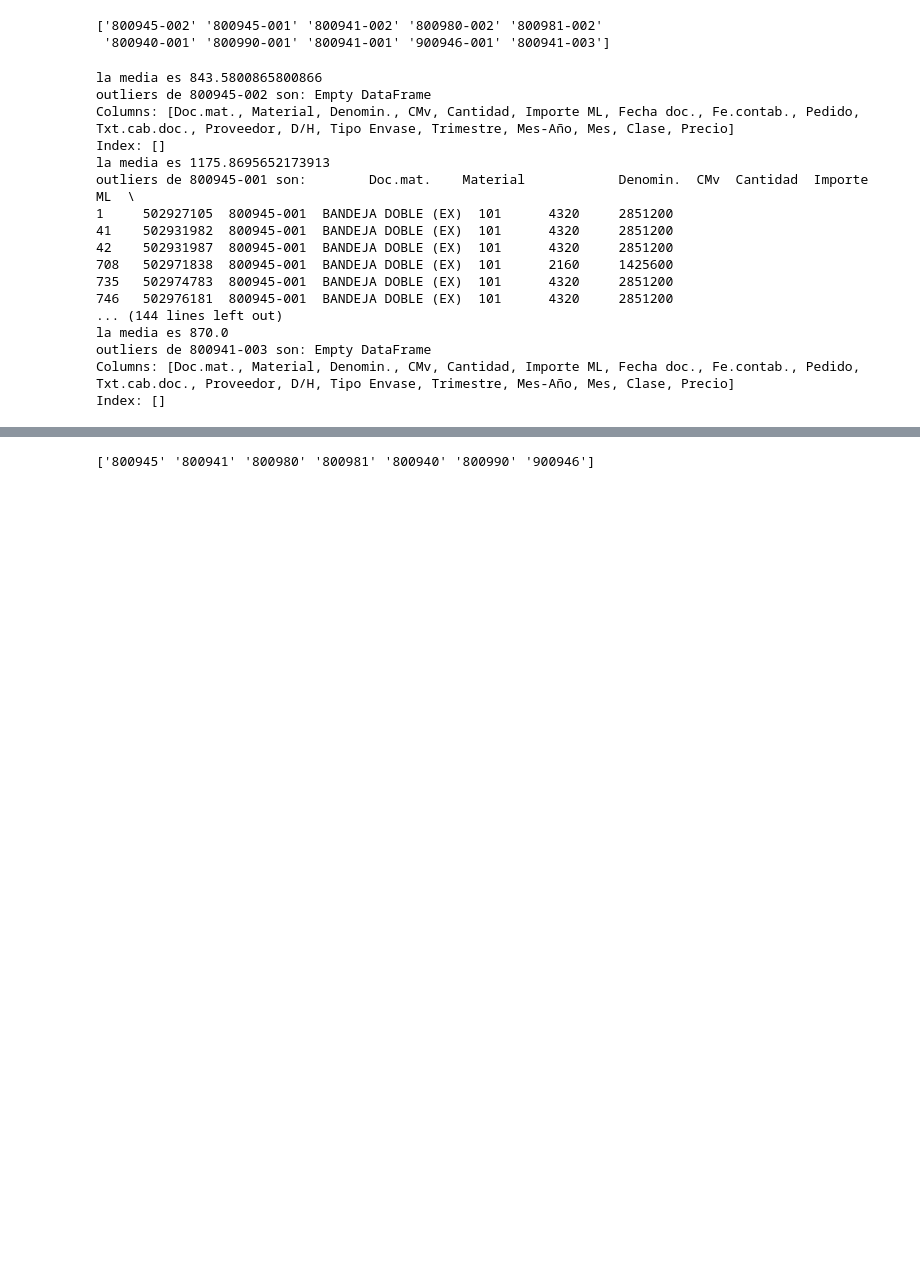
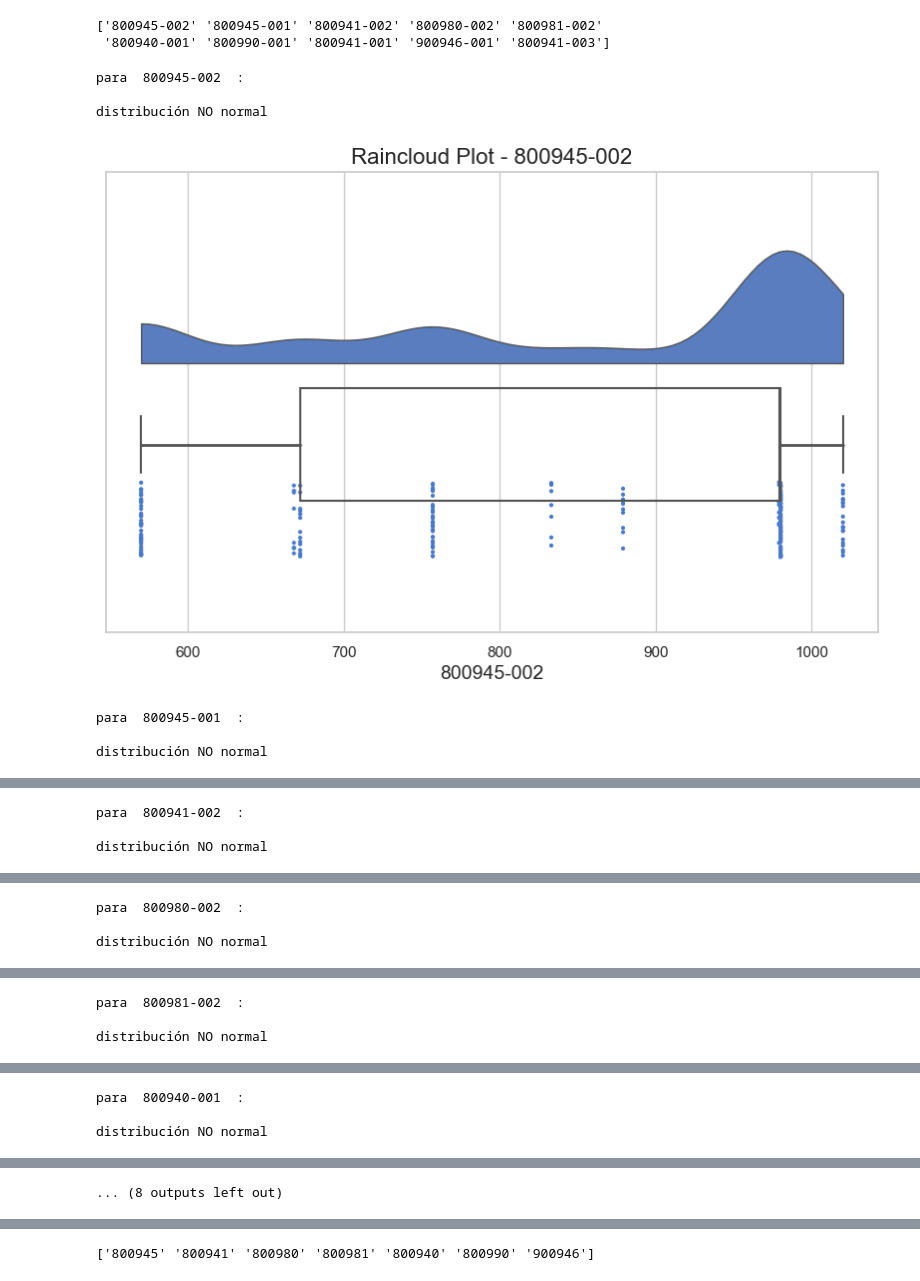
Before and after one commit to GuillermoEdwards/Portafolio, a Jupyter notebook: Analisis y Proyeccion Precio Envases - Logistica SA.ipynb, the cells around one changed output, grey strips where cells are left out. Saved outputs shown, nothing was run; the diff lists cells and outputs as text; code cells hidden in the pictures; blank space fills up the shorter version.

```diff
--- a/Analisis y Proyeccion Precio Envases - Logistica SA.ipynb
+++ b/Analisis y Proyeccion Precio Envases - Logistica SA.ipynb
@@ -538,31 +606,42 @@ print(valores_unicos)
 # %% [output]
 ['800945-002' '800945-001' '800941-002' '800980-002' '800981-002'
  '800940-001' '800990-001' '800941-001' '900946-001' '800941-003']
-# %%
-# Outliers: Desviación Estándar
-
-for i in valores_unicos:
-    media = np.mean(df_C[df_C['Material'] == i]['Precio'])
-    DE = np.std(df_C[df_C['Material'] == i]['Precio'])
-    umbral = 3
-    outliers = df_C[(df_C['Material'] == i) & (np.abs(df_C['Precio'] - media) > umbral*DE)]
-    print(f"la media es", media)
-    print(f"outliers de {i} son:", outliers)
-# %% [output]
-la media es 843.5800865800866
-outliers de 800945-002 son: Empty DataFrame
-Columns: [Doc.mat., Material, Denomin., CMv, Cantidad, Importe ML, Fecha doc., Fe.contab., Pedido, Txt.cab.doc., Proveedor, D/H, Tipo Envase, Trimestre, Mes-Año, Mes, Clase, Precio]
-Index: []
-la media es 1175.8695652173913
-outliers de 800945-001 son:        Doc.mat.    Material            Denomin.  CMv  Cantidad  Importe ML  \
-1     502927105  800945-001  BANDEJA DOBLE (EX)  101      4320     2851200
-41    502931982  800945-001  BANDEJA DOBLE (EX)  101      4320     2851200
-42    502931987  800945-001  BANDEJA DOBLE (EX)  101      4320     2851200
-708   502971838  800945-001  BANDEJA DOBLE (EX)  101      2160     1425600
-735   502974783  800945-001  BANDEJA DOBLE (EX)  101      4320     2851200
-746   502976181  800945-001  BANDEJA DOBLE (EX)  101      4320     2851200
-... (144 lines left out)
-la media es 870.0
-outliers de 800941-003 son: Empty DataFrame
-Columns: [Doc.mat., Material, Denomin., CMv, Cantidad, Importe ML, Fecha doc., Fe.contab., Pedido, Txt.cab.doc., Proveedor, D/H, Tipo Envase, Trimestre, Mes-Año, Mes, Clase, Precio]
-Index: []
+# %%
+# test de normalidad
+
+for i in valores_unicos:
+
+    precios = df_C[df_C['Material'] == i]['Precio']
+
+    stat, p_value = shapiro(precios)
+
+    print('para ', i, ' : \n')
+    if p_value >= 0.05:
+        print('distribución normal')
+    else: print('distribución NO normal')
+
+    plt.figure(figsize=(10, 6))
+    sns.set(style="whitegrid")
+
+    pt.RainCloud(
+        x=None,
+        y=precios,
+        data=df,
+        orient="h",
+        width_viol=0.6,
+        width_box=0.3,
+        palette="muted",
+        move=0.2
+    )
+
+    plt.title(f"Raincloud Plot - {i}", fontsize=16)
+    plt.xlabel(i, fontsize=14)
+    plt.show()
+# %% [output]
+para  800945-002  :
+
+distribución NO normal
+[figure, added]
+para  800945-001  :
+
+distribución NO normal
@@ -568,0 +649,3 @@ Index: []
+para  800941-002  :
+
+distribución NO normal
@@ -568,0 +653,3 @@ Index: []
+para  800980-002  :
+
+distribución NO normal
@@ -568,0 +657,3 @@ Index: []
+para  800981-002  :
+
+distribución NO normal
@@ -568,0 +661,3 @@ Index: []
+para  800940-001  :
+
+distribución NO normal
@@ -569,3 +665,4 @@ Index: []
+... (8 outputs left out)
 # %%
 # Outliers: Percentiles
 
```
Also changed, not shown: parts of 55 cells of this notebook, 1 other file.
